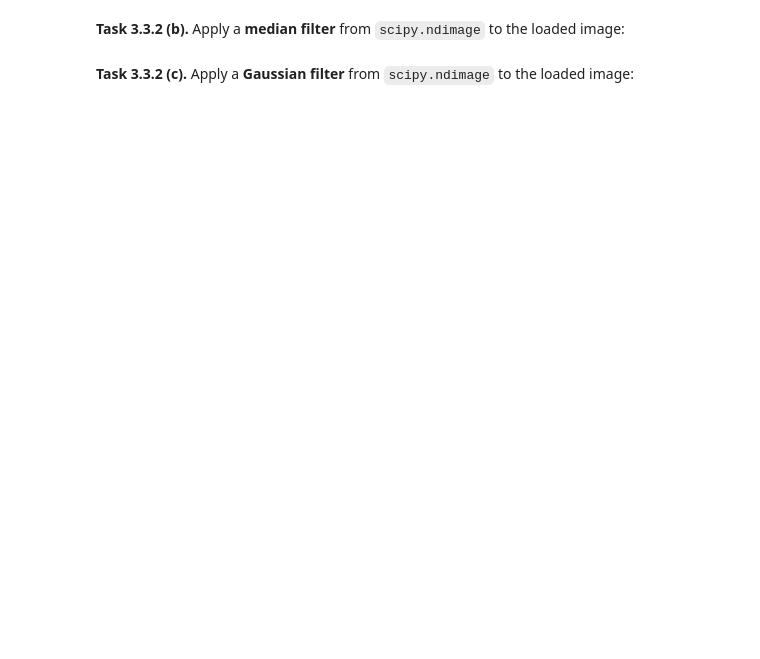
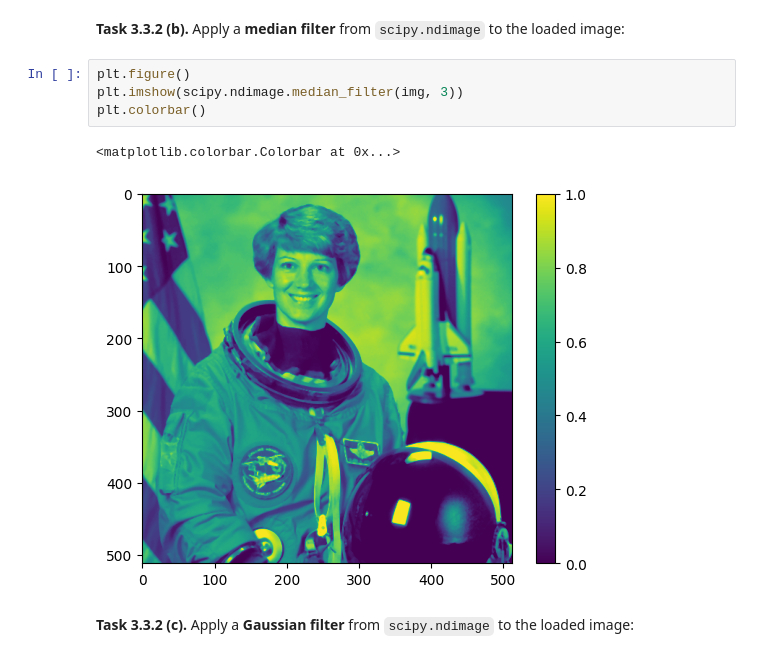
Before and after one commit to grosserC/mobi-fs3-python, a Jupyter notebook: task3.ipynb, the cells around one changed output. Drawn from its saved outputs; the diff is of its cells as text; blank space fills up the shorter version.

```diff
--- a/task3.ipynb
+++ b/task3.ipynb
@@ -183,4 +192,11 @@ assert numpy.allclose(img_out, img5, atol=1/255)
 # %% [markdown]
 **<a id="#">Task 3.3.2 (b).</a>** Apply a **median filter** from `scipy.ndimage` to the loaded image:
+# %%
+plt.figure()
+plt.imshow(scipy.ndimage.median_filter(img, 3))
+plt.colorbar()
+# %% [output]
+<matplotlib.colorbar.Colorbar at 0x...>
+[figure, added]
 # %% [markdown]
 **<a id="#">Task 3.3.2 (c).</a>** Apply a **Gaussian filter** from `scipy.ndimage` to the loaded image:
```
Also changed, not shown: parts of 7 cells of this notebook.
